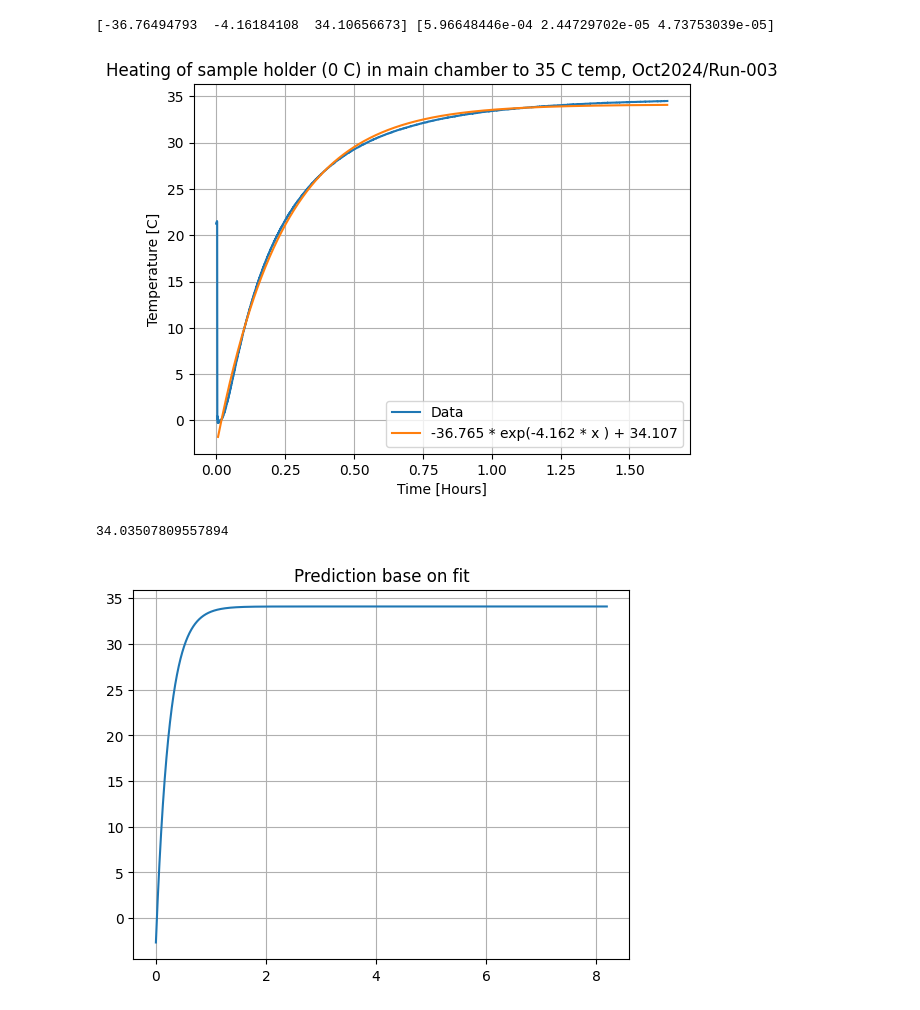
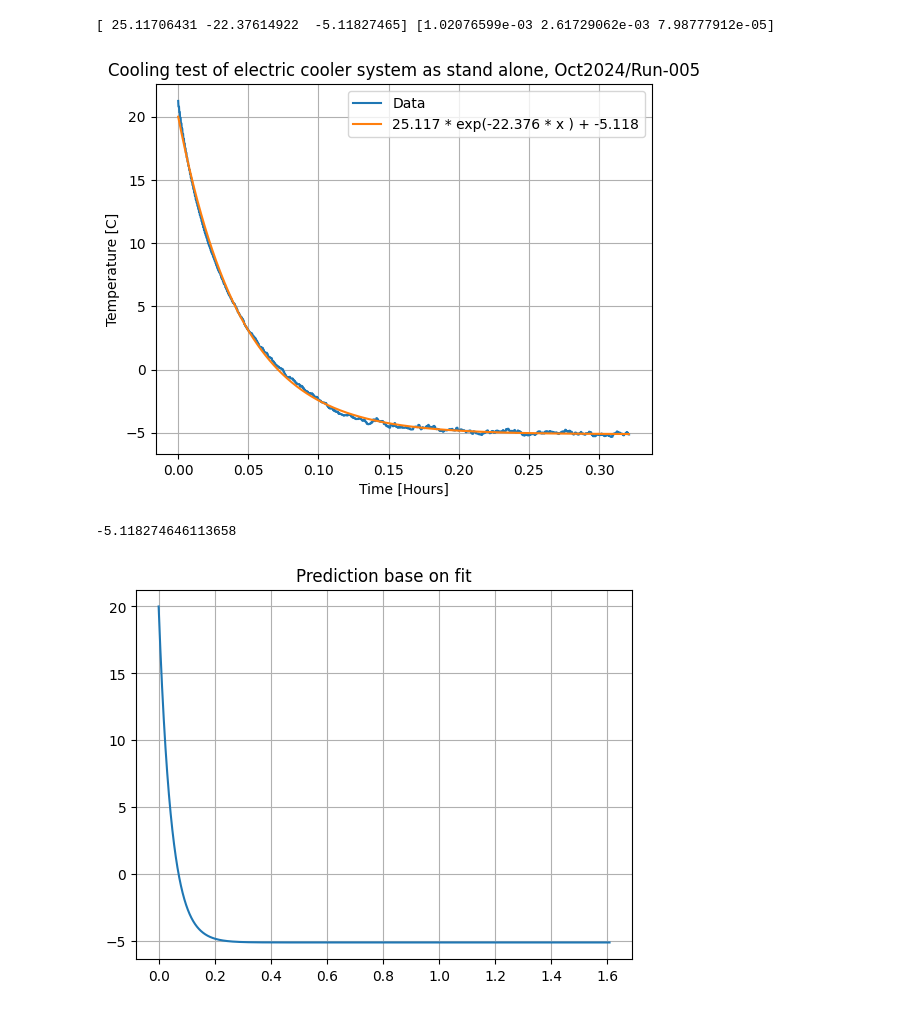
Before and after one commit to Giganten21/SVP, a Jupyter notebook: DataAnalyse.ipynb, the cells around one changed output. Drawn from its saved outputs; the diff is of its cells as text; code cells hidden in the pictures.

Commit message:
Simulation plots + electric cooling system

```diff
--- a/DataAnalyse.ipynb
+++ b/DataAnalyse.ipynb
@@ -45,12 +45,12 @@ def parse_dat_file_to_dataframe(file_path):
 # %%
 folder = "O:/Nat_ASVAP/OMLAB_DATA/ASVAP_press_"
 month = "Oct2024/"
-run = "Run-003"
+run = "Run-005"
 
 start_file = 1
 path_intial = folder+month+run+"/"+run+f"-00{start_file}.dat"
 path = folder+month+run
-num_files = 57
+num_files = 11
 # %%
 df = parse_dat_file_to_dataframe(path_intial)
 for i in range(start_file+1,num_files+1):
@@ -74,36 +74,37 @@ def expfunc(x, a, b ,c):
 def lnfunc(x,a,b,c):
     return  a*np.log(b*x) + c
 
-intial_guess = [-10,-4,-35]
+intial_guess = [10,-4,20]
 
-data_start, data_stop =20,-1
+data_start, data_stop =0,-1
 
 func = expfunc
 
 xdata = ((df["Time_ms"]-df["Time_ms"][0])*2.7778*10**(-7)) #Time in hours
 # ydata = df["TC_CH8_TransCh_C"]#.astype(float) * 10**(-7) #convert to 1e-7 mbar
-ydata = df["TC_CH1_Samp_C"].astype(float)
+ydata = df["TC_CH7_TopWin_C"].astype(float)
 popt, pcov = curve_fit(func, xdata[data_start:data_stop],ydata[data_start:data_stop], p0=intial_guess, maxfev=10000 )
 print(popt, np.diag(pcov))
 # %% [output]
-[-36.76494793  -4.16184108  34.10656673] [5.96648446e-04 2.44729702e-05 4.73753039e-05]
+[ 25.11706431 -22.37614922  -5.11827465] [1.02076599e-03 2.61729062e-03 7.98777912e-05]
 # %%
 plt.plot(xdata,ydata, label="Data")
 if func == expfunc:
     plt.plot(xdata[data_start:data_stop], expfunc(xdata[data_start:data_stop],*popt), label="{:.3f} * exp({:.3f} * x ) + {:.3f}".format(*popt))
 elif func == linfunc:
     plt.plot(xdata, linfunc(xdata,*popt), label="{:.7f}*x + {:.7f}".format(*popt))
 elif func == lnfunc:
     plt.plot(xdata[data_start:data_stop], lnfunc(xdata[data_start:data_stop], *popt), label="{} * ln({} * x) + {}".format(*popt))
 plt.xlabel("Time [Hours]")
 plt.ylabel("Temperature [C]")
 plt.grid()
 plt.legend()
 # plt.xscale("log")
-plt.title("Heating of sample holder (0 C) in main chamber to 35 C temp, {}".format(month+run))
+plt.title("Cooling test of electric cooler system as stand alone, {}".format(month+run))
 # plt.savefig("Plots/heating of sample holder to 35 C Oct run 3")
+# plt.savefig("Plots/Cooling electric system test Oct 2024 run 005")
 # %% [output]
-[figure, old version]
+[figure, new version]
 # %%
 x = np.linspace(0,xdata.tolist()[-1]*5, 10000)
 plt.plot(x, expfunc(x, *popt))
@@ -111,5 +112,5 @@ plt.title("Prediction base on fit")
 plt.grid()
 print(expfunc(1.5, *popt) )
 # %% [output]
-34.03507809557894
+-5.118274646113658
-[figure, old version]
+[figure, new version]
```
Also changed, not shown: parts of 2 cells of this notebook, 2 other files.
